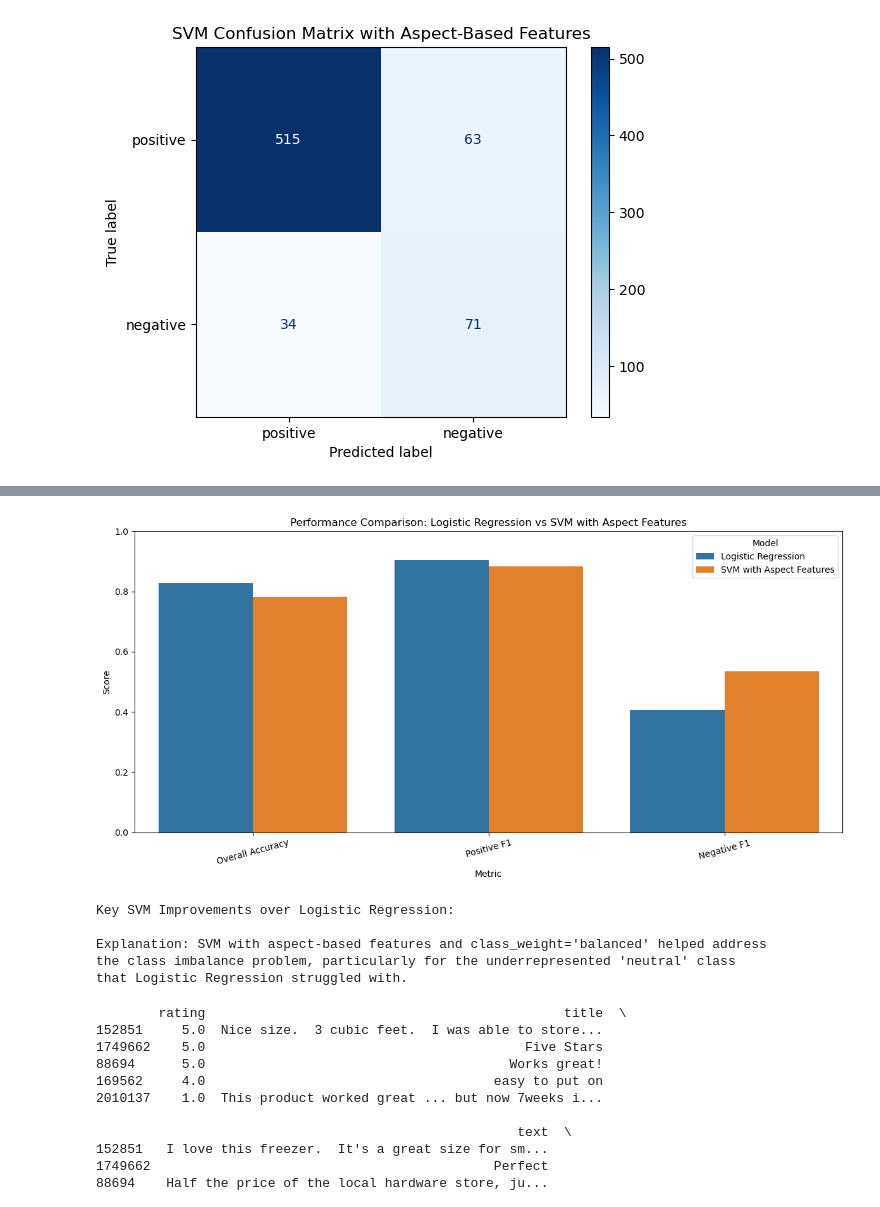
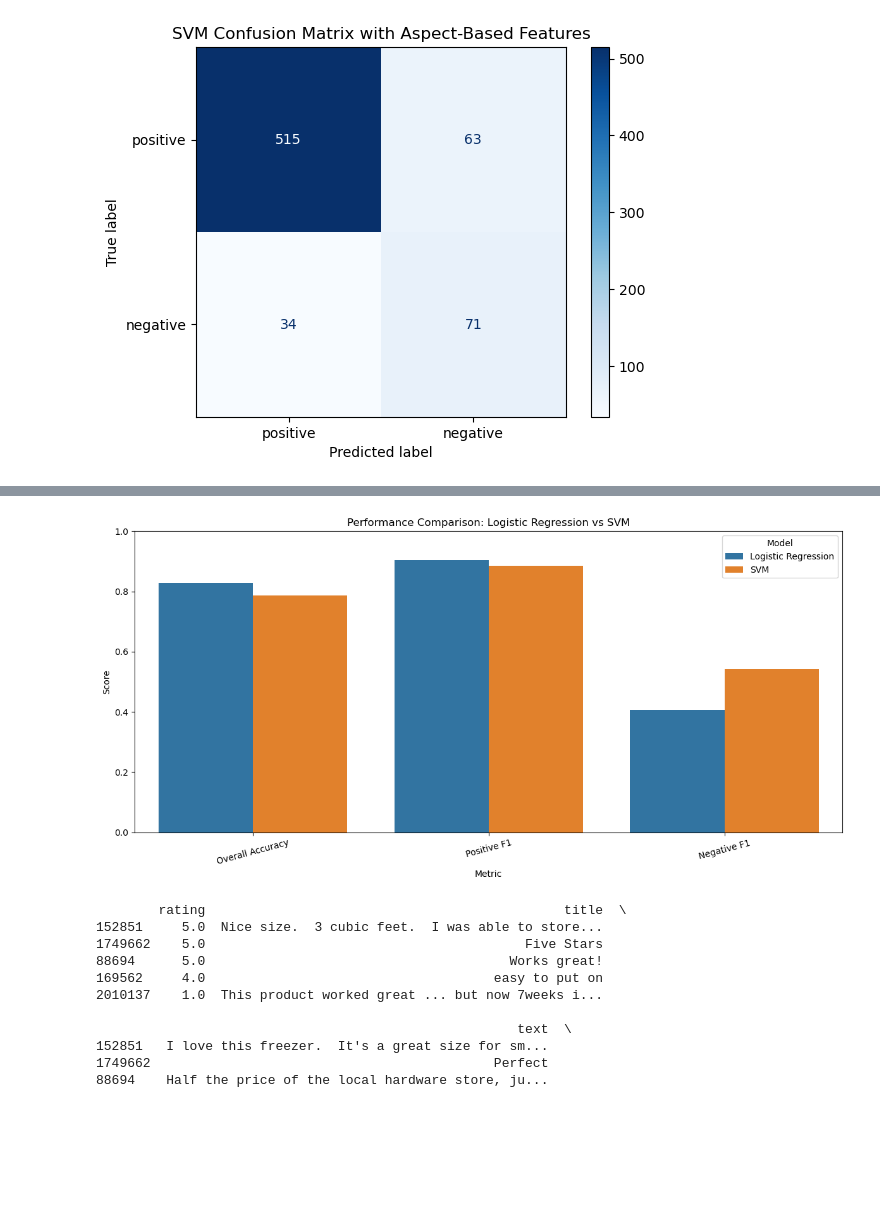
Before and after one commit to Currybon30/COMP262-NLP, a Jupyter notebook: phase2/exploreVfin.ipynb, the cells around one changed output, grey strips where cells are left out. Saved outputs shown, nothing was run; the diff lists cells and outputs as text; code cells hidden in the pictures; blank space fills up the shorter version.

```diff
--- a/phase2/exploreVfin.ipynb
+++ b/phase2/exploreVfin.ipynb
@@ -39,7 +39,7 @@ warnings.filterwarnings('ignore')
 print("SECTION 1: DATA LOADING AND EXPLORATION")
 
 # Load the dataset
-with open('C:/Users/sherm/Desktop/NLP/Appliances.jsonl', 'r') as f:
+with open('Appliances.jsonl', 'r') as f:
     appliances = [json.loads(line) for line in f]
 
 df = pd.DataFrame(appliances)
@@ -640,12 +689,12 @@ print("\nSECTION 8: MODEL COMPARISON")
 
 # Calculate class-specific metrics for both models
 lr_report = classification_report(y_test, y_pred_lr, output_dict=True)
-svm_report = classification_report(y_test, svm_y_pred, output_dict=True)
+svm_report = classification_report(y_test, y_pred_svc, output_dict=True)
 
 # Create a comparison dataframe
 comparison_data = {
-    'Model': ['Logistic Regression', 'SVM with Aspect Features'],
-    'Overall Accuracy': [accuracy_score(y_test, y_pred_lr), accuracy_score(y_test, svm_y_pred)],
+    'Model': ['Logistic Regression', 'SVM'],
+    'Overall Accuracy': [accuracy_score(y_test, y_pred_lr), accuracy_score(y_test, y_pred_svc)],
     #'Neutral Precision': [lr_report['neutral']['precision'], svm_report['neutral']['precision']],
     #'Neutral Recall': [lr_report['neutral']['recall'], svm_report['neutral']['recall']],
     #'Neutral F1': [lr_report['neutral']['f1-score'], svm_report['neutral']['f1-score']],
@@ -666,7 +715,7 @@ comparison_plot = pd.melt(comparison_df, id_vars=['Model'], value_vars=metrics,
 
 plt.figure(figsize=(12, 6))
 sns.barplot(x='Metric', y='Score', hue='Model', data=comparison_plot)
-plt.title('Performance Comparison: Logistic Regression vs SVM with Aspect Features')
+plt.title('Performance Comparison: Logistic Regression vs SVM')
 plt.ylim(0, 1.0)
 plt.xticks(rotation=15)
 plt.tight_layout()
@@ -678,12 +727,12 @@ plt.show()
 #neutral_f1_improvement = ((svm_report['neutral']['f1-score'] - lr_report['neutral']['f1-score']) /
                          #max(lr_report['neutral']['f1-score'], 0.001)) * 100
 
-print("\nKey SVM Improvements over Logistic Regression:")
-#print(f"- Neutral Recall: {neutral_recall_improvement:.1f}% improvement")
-#print(f"- Neutral F1 Score: {neutral_f1_improvement:.1f}% improvement")
-print("\nExplanation: SVM with aspect-based features and class_weight='balanced' helped address")
-print("the class imbalance problem, particularly for the underrepresented 'neutral' class")
-print("that Logistic Regression struggled with.")
+# print("\nKey SVM Improvements over Logistic Regression:")
+# #print(f"- Neutral Recall: {neutral_recall_improvement:.1f}% improvement")
+# #print(f"- Neutral F1 Score: {neutral_f1_improvement:.1f}% improvement")
+# print("\nExplanation: SVM with aspect-based features and class_weight='balanced' helped address")
+# print("the class imbalance problem, particularly for the underrepresented 'neutral' class")
+# print("that Logistic Regression struggled with.")
 # %% [output]
 SECTION 8: MODEL COMPARISON
 Model Comparison:
@@ -693,9 +742,4 @@ Model Comparison:
-[figure, old version]
+[figure, new version]
-Key SVM Improvements over Logistic Regression:
-
-Explanation: SVM with aspect-based features and class_weight='balanced' helped address
-the class imbalance problem, particularly for the underrepresented 'neutral' class
-that Logistic Regression struggled with.
 # %%
 
 from vaderSentiment.vaderSentiment import SentimentIntensityAnalyzer
```
Also changed, not shown: parts of 3 cells of this notebook.
